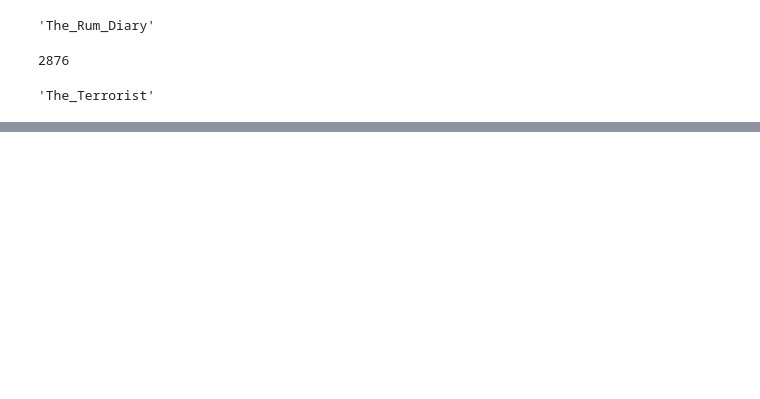
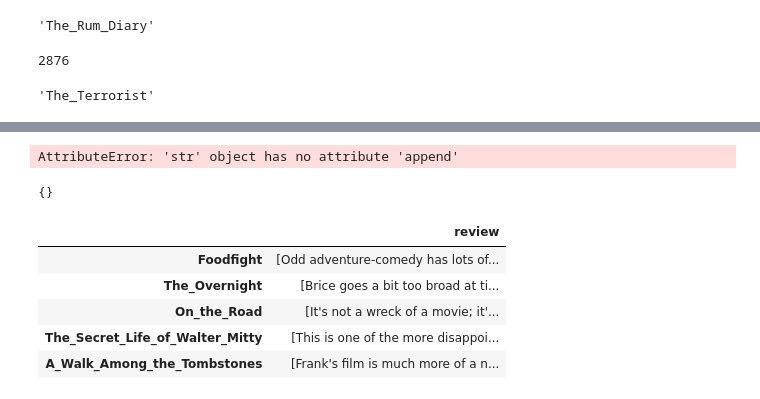
Before and after one commit to mdetiberiis01/Movie-Months, a Jupyter notebook: Web_Scrape.ipynb, the cells around one changed output, grey strips where cells are left out. Drawn from its saved outputs; the diff is of its cells as text; code cells hidden in the pictures; blank space fills up the shorter version.

```diff
--- a/Web_Scrape.ipynb
+++ b/Web_Scrape.ipynb
@@ -168,0 +71,39 @@ movie_df.head()
+# %%
+#Collect all reviews from each movie
+
+di = {}
+
+for title in new_list:
+    R = requests.get('https://www.rottentomatoes.com/m/{}'.format(title))
+    if R.status_code == 404:
+
+        continue
+    elif R.status_code == 500:
+
+        continue
+    else:
+        soup = BeautifulSoup(R.text, 'html.parser')
+#collect the div content
+        divs = soup.findAll(class_='media-body quote_bubble__quote')
+
+        reviews = []
+        for div in divs:
+            reviews.append(div.find('p').text)
+
+        clean_reviews = []
+
+        for x in reviews:
+            clean_reviews.append(x.strip())
+
+
+        di[title] = {"review": clean_reviews}
+
+        print(title, '\t', di[title])
+# %% [output]
+AttributeError: 'str' object has no attribute 'append'
+# %%
+#display reviews
+
+di
+# %% [output]
+{}
@@ -168,0 +121,9 @@ movie_df.head()
+# %%
+df_t.head()
+# %% [output]
+|  | review |
+| Foodfight | [Odd adventure-comedy has lots of... |
+| The_Overnight | [Brice goes a bit too broad at ti... |
+| On_the_Road | [It's not a wreck of a movie; it'... |
+| The_Secret_Life_of_Walter_Mitty | [This is one of the more disappoi... |
+| A_Walk_Among_the_Tombstones | [Frank's film is much more of a n... |
```
Also changed, not shown: parts of 22 cells of this notebook, 1 other file.
